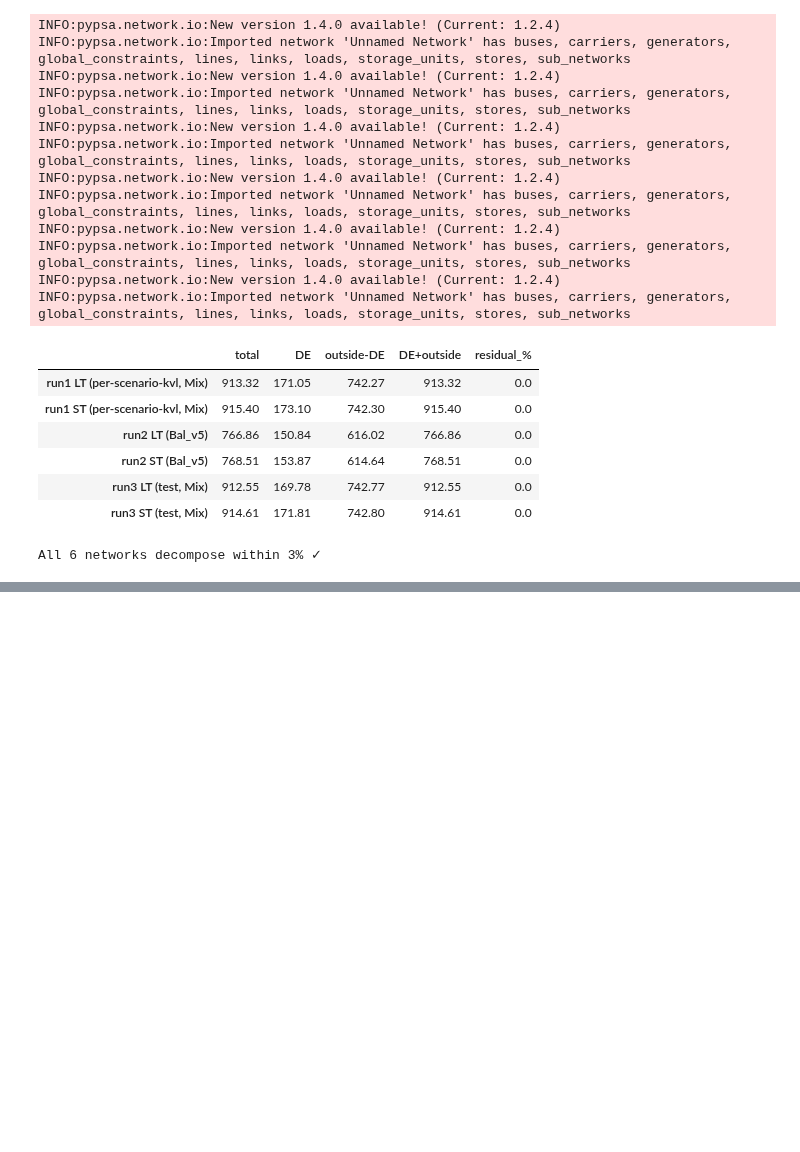
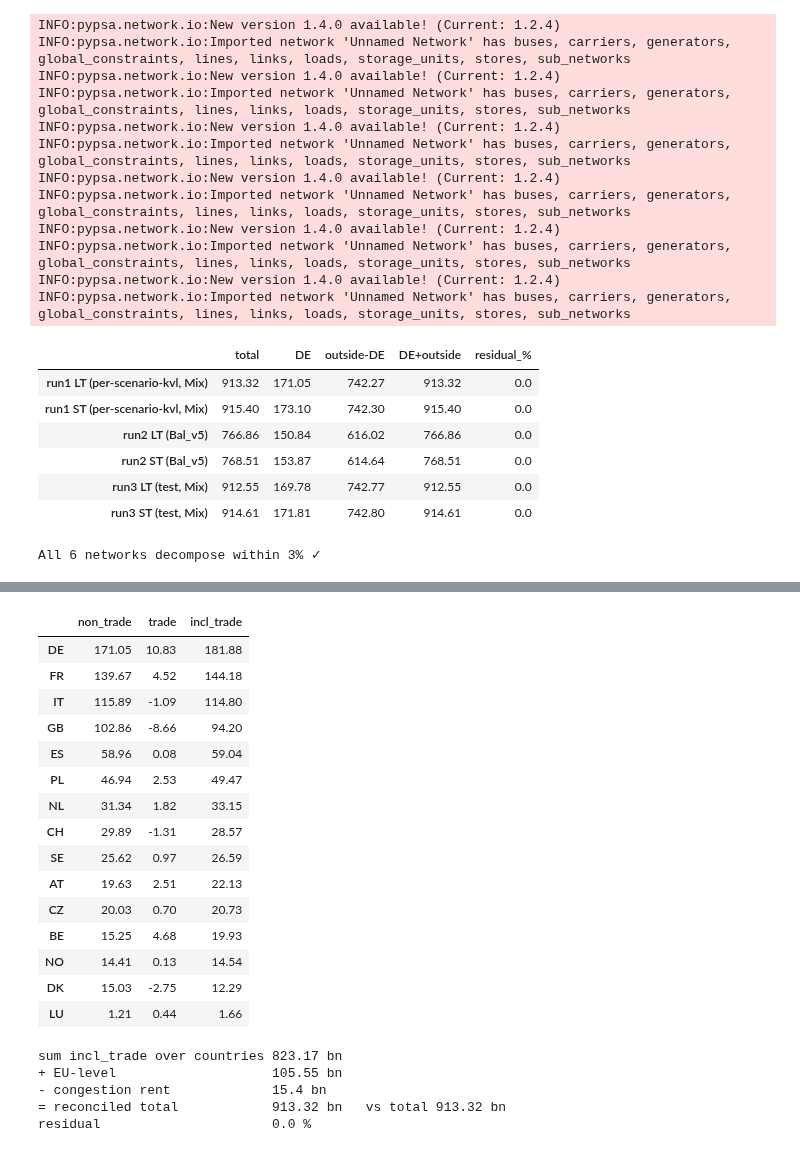
Before and after one commit to PyPSA/pypsa-de, a Jupyter notebook: notebooks/system_cost_decomposition.ipynb, the cells around one changed output, grey strips where cells are left out. Saved outputs shown, nothing was run; the diff lists cells and outputs as text; code cells hidden in the pictures; blank space fills up the shorter version.

```diff
--- a/notebooks/system_cost_decomposition.ipynb
+++ b/notebooks/system_cost_decomposition.ipynb
@@ -264,0 +275,22 @@ All 6 networks decompose within 3% ✓
+# %%
+# per-country non-trade (get_tsc) + net trade, reconciled to the statistics total
+rows = {}
+for c in countries:
+    non_trade = get_tsc(n, c).values.sum()
+    trade = sum(get_trade_cost(n, c, grp) for grp in TRADE_CARRIER_GROUPS)
+    rows[c] = {'non_trade': non_trade, 'trade': trade, 'incl_trade': non_trade + trade}
+tab = pd.DataFrame(rows).T
+
+eu_level = total - tab['non_trade'].sum()  # shared buses get_tsc attributes to no country
+rent = tab['trade'].sum()                  # sum of net trade over all countries = congestion rent
+
+display((tab.sort_values('incl_trade', ascending=False) / 1e9).round(2))
+
+reconciled = tab['incl_trade'].sum() + eu_level - rent
+print("sum incl_trade over countries", bn(tab['incl_trade'].sum()), "bn")
+print("+ EU-level                   ", bn(eu_level), "bn")
+print("- congestion rent            ", bn(rent), "bn")
+print("= reconciled total           ", bn(reconciled), "bn   vs total", bn(total), "bn")
+print("residual                     ", round(100 * abs(total - reconciled) / total, 4), "%")
+assert abs(reconciled - total) / total < 1e-6
+# %% [output]
@@ -264,0 +315,21 @@ All 6 networks decompose within 3% ✓
+|  | non_trade | trade | incl_trade |
+| DE | 171.05 | 10.83 | 181.88 |
+| FR | 139.67 | 4.52 | 144.18 |
+| IT | 115.89 | -1.09 | 114.80 |
+| GB | 102.86 | -8.66 | 94.20 |
+| ES | 58.96 | 0.08 | 59.04 |
+| PL | 46.94 | 2.53 | 49.47 |
+| NL | 31.34 | 1.82 | 33.15 |
+| CH | 29.89 | -1.31 | 28.57 |
+| SE | 25.62 | 0.97 | 26.59 |
+| AT | 19.63 | 2.51 | 22.13 |
+| CZ | 20.03 | 0.70 | 20.73 |
+| BE | 15.25 | 4.68 | 19.93 |
+| NO | 14.41 | 0.13 | 14.54 |
+| DK | 15.03 | -2.75 | 12.29 |
+| LU | 1.21 | 0.44 | 1.66 |
+sum incl_trade over countries 823.17 bn
++ EU-level                    105.55 bn
+- congestion rent             15.4 bn
+= reconciled total            913.32 bn   vs total 913.32 bn
+residual                      0.0 %
```
Also changed, not shown: parts of 2 cells of this notebook, 5 other files.
